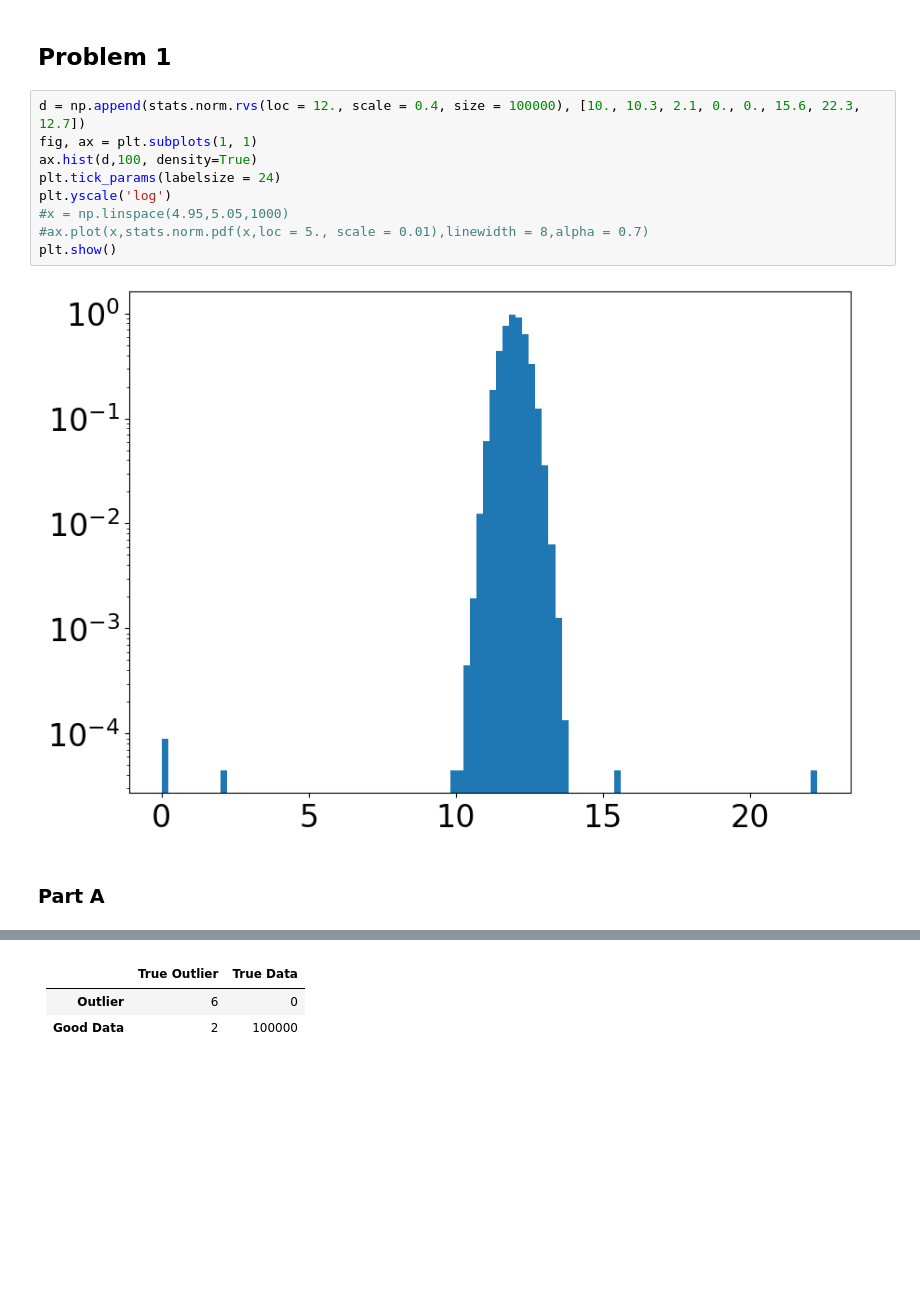
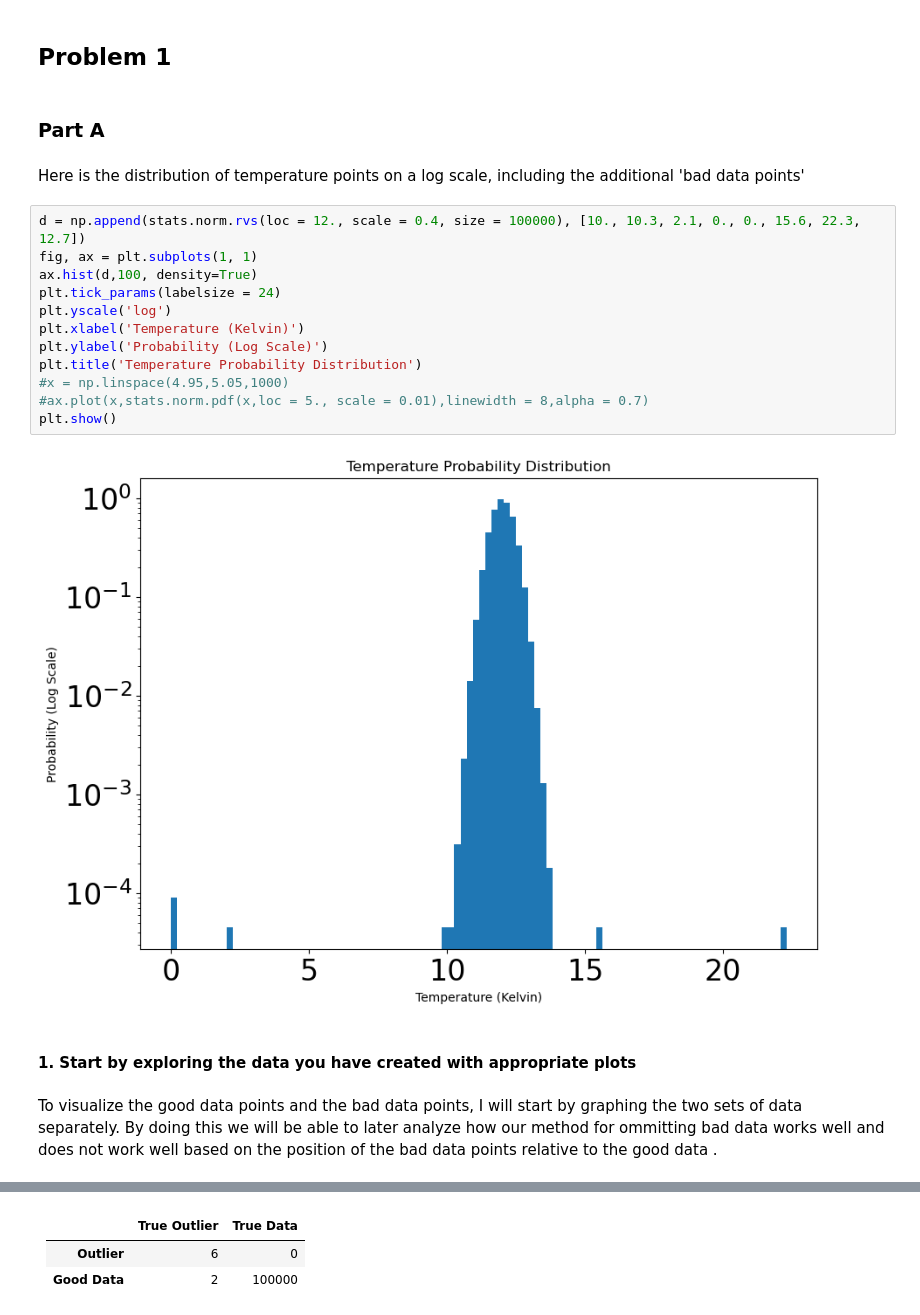
Before and after one commit to ciaramw0/phys434, a Jupyter notebook: Lab_3.ipynb, the cells around one changed output, grey strips where cells are left out. Saved outputs shown, nothing was run; the diff lists cells and outputs as text; blank space fills up the shorter version.

Commit message:
Update Lab_3.ipynb
finished all parts of lab 3. may need to work on explanations more.

```diff
--- a/Lab_3.ipynb
+++ b/Lab_3.ipynb
@@ -10,19 +10,28 @@ from scipy import stats
 plt.rcParams["figure.figsize"] = (10,7)
 # %% [markdown]
 ## Problem 1
+# %% [markdown]
+### Part A
+# %% [markdown]
+Here is the distribution of temperature points on a log scale, including the additional 'bad data points'
 # %%
 d = np.append(stats.norm.rvs(loc = 12., scale = 0.4, size = 100000), [10., 10.3, 2.1, 0., 0., 15.6, 22.3, 12.7])
 fig, ax = plt.subplots(1, 1)
 ax.hist(d,100, density=True)
 plt.tick_params(labelsize = 24)
 plt.yscale('log')
+plt.xlabel('Temperature (Kelvin)')
+plt.ylabel('Probability (Log Scale)')
+plt.title('Temperature Probability Distribution')
 #x = np.linspace(4.95,5.05,1000)
 #ax.plot(x,stats.norm.pdf(x,loc = 5., scale = 0.01),linewidth = 8,alpha = 0.7)
 plt.show()
 # %% [output]
-[figure, old version]
+[figure, new version]
 # %% [markdown]
-### Part A
+#### 1. Start by exploring the data you have created with appropriate plots
+# %% [markdown]
+To visualize the good data points and the bad data points, I will start by graphing the two sets of data separately. By doing this we will be able to later analyze how our method for ommitting bad data works well and does not work well based on the position of the bad data points relative to the good data .
 # %%
 # Explore data with plots
 d_out = [10., 10.3, 2.1, 0., 0., 15.6, 22.3, 12.7]
```
Also changed, not shown: parts of 30 cells of this notebook.
